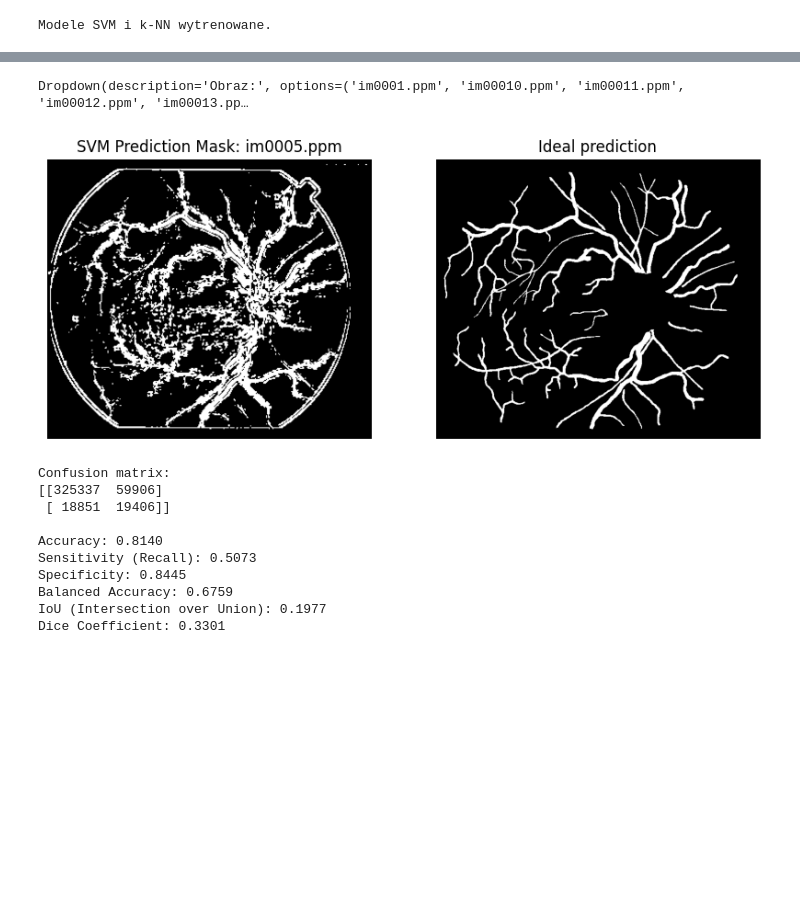
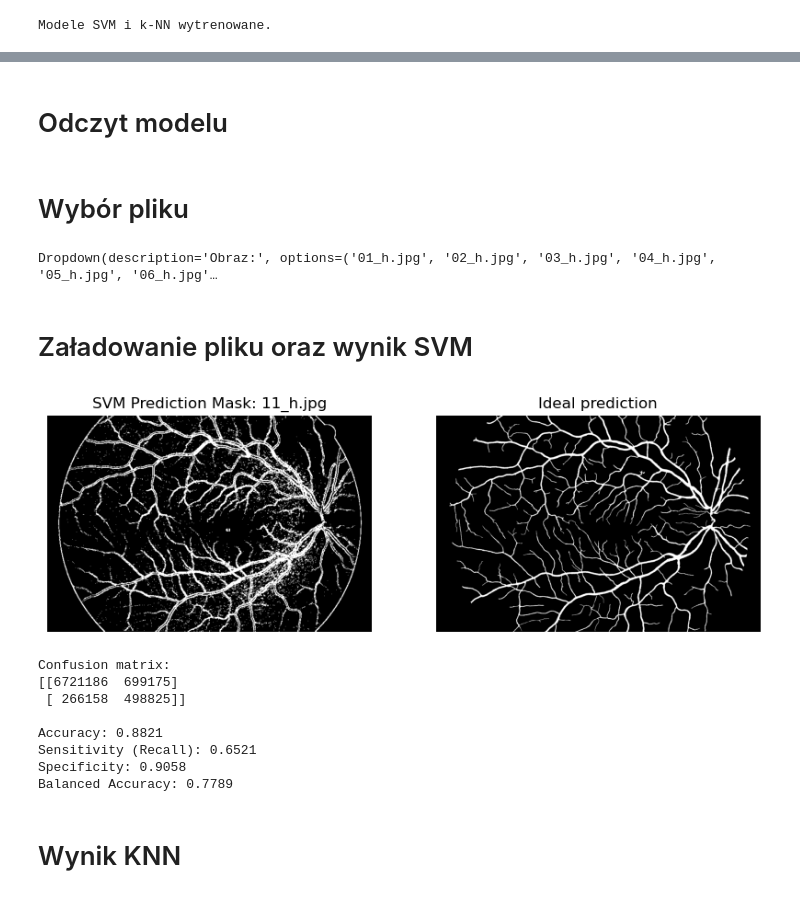
Before and after one commit to PMazi/Informatyka-w-Medycynie, a Jupyter notebook: main.ipynb, the cells around one changed output, grey strips where cells are left out. Cells and saved outputs as stored; diff of their text form; code cells hidden in the pictures; blank space fills up the shorter version.

```diff
--- a/main.ipynb
+++ b/main.ipynb
@@ -133,15 +162,15 @@ interactive(children=(Dropdown(description='Obraz:', options=('im0001.ppm', 'im0
 # %%
 # Parametry
 window_size = 10
-step = 5
-image_dir = "images"
+step = 10
+image_dir = "images2"
 
 # Wczytaj obrazy i maski
 images = []
 masks = []
-for i in range(1, 21):
-    images.append(cv2.imread(f"{image_dir}/im000{i}.ppm"))
-    masks.append(cv2.imread(f"{image_dir}/im000{i}.ah.ppm", cv2.IMREAD_GRAYSCALE))
+for i in range(1, 8):
+    images.append(cv2.imread(f"{image_dir}/0{i}_h.jpg"))
+    masks.append(cv2.imread(f"{image_dir}/0{i}_h.tif", cv2.IMREAD_GRAYSCALE))
 
 # Ekstrakcja cech
 features, labels, rows = [], [], []
@@ -194,7 +230,14 @@ Modele SVM i k-NN wytrenowane.
+# %% [markdown]
+# Odczyt modelu
+# %%
+svm_model = load('svm_model.joblib')
+moknn_modeldel = load('knn_model.joblib')
+# %% [markdown]
+# Wybór pliku
 # %%
 
 # Lista dostępnych obrazów
-image_files = [f for f in os.listdir(image_dir) if f.endswith('.ppm') and '.ah' not in f]
+image_files = [f for f in os.listdir(image_dir) if f.endswith('.jpg') and '.ah' not in f]
 image_files.sort()
 
 selected_filename = None
@@ -204,7 +247,7 @@ ideal_img = None
 def on_image_selected(change):
     global selected_filename, ideal_img
     selected_filename = change['new']
-    ideal_filename = selected_filename.replace('.ppm', '.ah.ppm')
+    ideal_filename = selected_filename.replace('.jpg', '.tif')
 
     # Wczytanie i konwersja do wartości binarnych (0 i 1) jako uint8
     img = cv2.imread(f"{image_dir}/{ideal_filename}", cv2.IMREAD_GRAYSCALE)
@@ -217,7 +260,9 @@ dropdown = Dropdown(options=image_files, description="Obraz:")
 dropdown.observe(on_image_selected, names='value')
 display(dropdown)
 # %% [output]
-Dropdown(description='Obraz:', options=('im0001.ppm', 'im00010.ppm', 'im00011.ppm', 'im00012.ppm', 'im00013.pp…
+Dropdown(description='Obraz:', options=('01_h.jpg', '02_h.jpg', '03_h.jpg', '04_h.jpg', '05_h.jpg', '06_h.jpg'…
+# %% [markdown]
+# Załadowanie pliku oraz wynik SVM
 # %%
 # Wczytanie obrazu testowego
 test_img = cv2.imread(f"{image_dir}/{selected_filename}")
@@ -227,8 +272,8 @@ gray = rgb2gray(cv2.cvtColor(
 ))
 
 h, w = gray.shape
-step_test = 2
-positions, test_features, test_rows = [], [], []
+step_test = 5
+test_positions, test_features, test_rows = [], [], []
 
 for y in range(0, h - window_size + 1, step_test):
     for x in range(0, w - window_size + 1, step_test):
@@ -238,7 +283,7 @@ for y in range(0, h - window_size + 1, step_test):
         row = {"var": var, **{f"hu_{i}": hu[i] for i in range(7)}}
         test_rows.append(row)
         test_features.append(np.concatenate([[var], hu]))
-        positions.append((y, x))
+        test_positions.append((y, x))
 
 test_data = pd.DataFrame(test_rows)
 X_test_scaled = scaler.transform(np.array(test_data))
@@ -248,7 +293,7 @@ y_final = svm_model.predict(X_test_scaled)
 grid_h = (h - window_size) // step_test + 1
 grid_w = (w - window_size) // step_test + 1
 output_mask = np.zeros_like(gray, dtype=np.uint8)
-for idx, (y, x) in enumerate(positions):
+for idx, (y, x) in enumerate(test_positions):
     output_mask[y:y+window_size, x:x+window_size] = y_final[idx]
 
 # Wyświetlenie
@@ -260,44 +305,44 @@ plt.axis('off')
 
 plt.subplot(1, 2, 2)
 plt.imshow(ideal_img, cmap='gray')
 plt.title(f"Ideal prediction")
 plt.axis('off')
 plt.show()
 
 pred_binary = (output_mask > 0).astype(np.uint8)
 ideal_binary = (ideal_img > 0).astype(np.uint8)
 
 # macierz pomyłek
 cm = confusion_matrix(ideal_binary.flatten(), pred_binary.flatten())
 print("Confusion matrix:")
 print(cm)
 
 TP = np.logical_and(pred_binary == 1, ideal_binary == 1).sum()
 TN = np.logical_and(pred_binary == 0, ideal_binary == 0).sum()
 FP = np.logical_and(pred_binary == 1, ideal_binary == 0).sum()
 FN = np.logical_and(pred_binary == 0, ideal_binary == 1).sum()
 
 accuracy = (TP + TN) / (TP + TN + FP + FN)
 sensitivity = TP / (TP + FN) if (TP + FN) != 0 else 0
 specificity = TN / (TN + FP) if (TN + FP) != 0 else 0
 balanced_accuracy = (sensitivity + specificity) / 2
 
 print(f"\nAccuracy: {accuracy:.4f}")
 print(f"Sensitivity (Recall): {sensitivity:.4f}")
 print(f"Specificity: {specificity:.4f}")
 print(f"Balanced Accuracy: {balanced_accuracy:.4f}")
 # %% [output]
-[figure, old version]
+[figure, new version]
 Confusion matrix:
-[[325337  59906]
- [ 18851  19406]]
+[[6721186  699175]
+ [ 266158  498825]]
 
-Accuracy: 0.8140
-Sensitivity (Recall): 0.5073
-Specificity: 0.8445
-Balanced Accuracy: 0.6759
-IoU (Intersection over Union): 0.1977
-Dice Coefficient: 0.3301
+Accuracy: 0.8821
+Sensitivity (Recall): 0.6521
+Specificity: 0.9058
+Balanced Accuracy: 0.7789
+# %% [markdown]
+# Wynik KNN
 # %%
 # Predykcja i rekonstrukcja maski k-NN
 y_final_knn = knn_model.predict(X_test_scaled)
```
Also changed, not shown: parts of 18 cells of this notebook, 33 other files.
